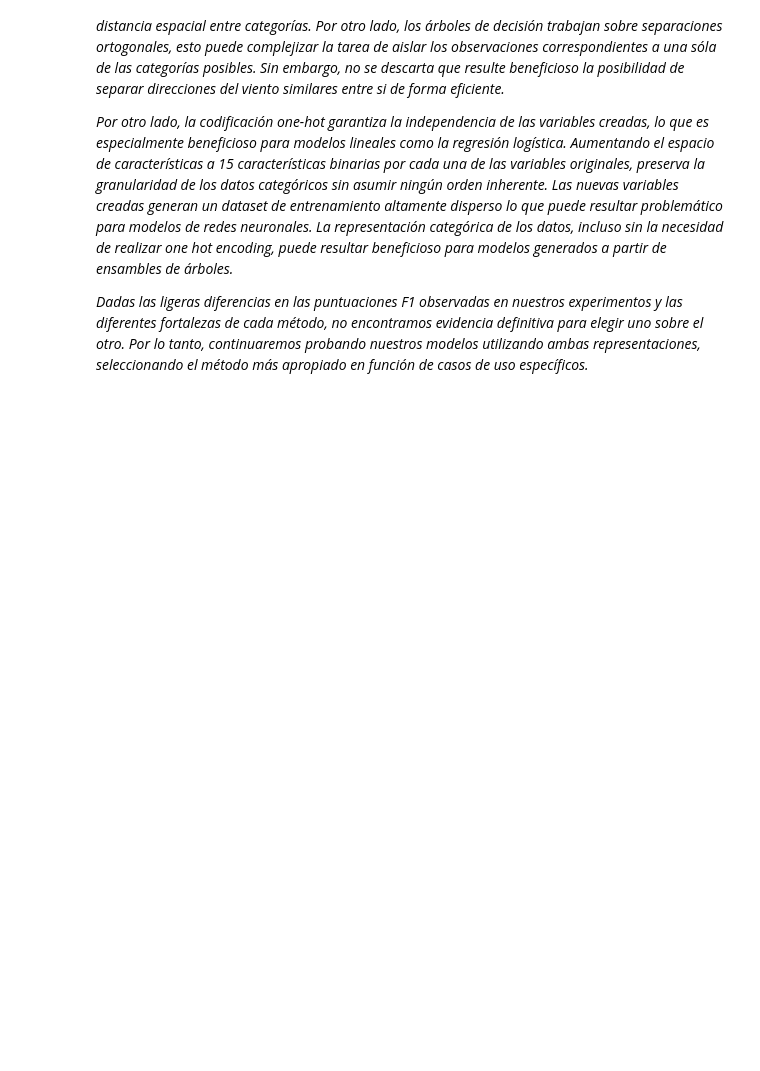
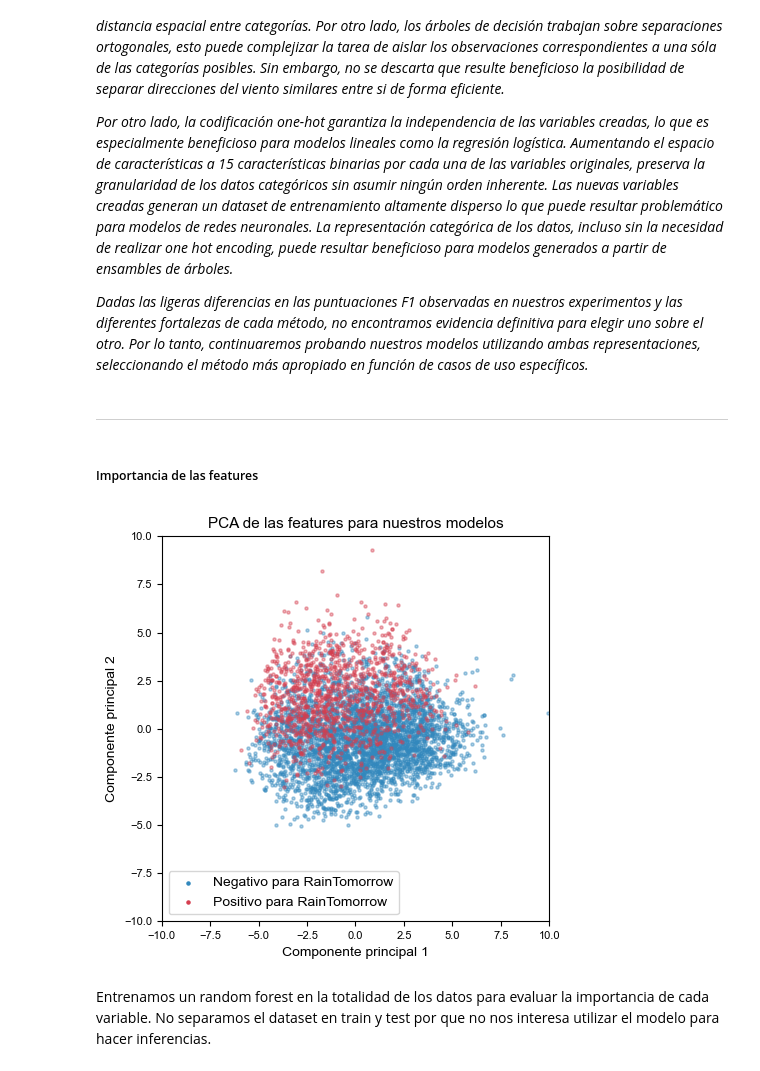
Before and after one commit to jcruz-ferreyra/aprMaqI_CEIA, a Jupyter notebook: TP/source/exploratory_analysis.ipynb, the cells around one changed output. Cells and saved outputs as stored; diff of their text form; code cells hidden in the pictures; blank space fills up the shorter version.

```diff
--- a/TP/source/exploratory_analysis.ipynb
+++ b/TP/source/exploratory_analysis.ipynb
@@ -797,3 +857,7 @@ _La codificación de coordenadas polares, con su representación compacta de sol
 _Por otro lado, la codificación one-hot garantiza la independencia de las variables creadas, lo que es especialmente beneficioso para modelos lineales como la regresión logística. Aumentando el espacio de características a 15 características binarias por cada una de las variables originales, preserva la granularidad de los datos categóricos sin asumir ningún orden inherente. Las nuevas variables creadas generan un dataset de entrenamiento altamente disperso lo que puede resultar problemático para modelos de redes neuronales. La representación categórica de los datos, incluso sin la necesidad de realizar one hot encoding, puede resultar beneficioso para modelos generados a partir de ensambles de árboles._
 
 _Dadas las ligeras diferencias en las puntuaciones F1 observadas en nuestros experimentos y las diferentes fortalezas de cada método, no encontramos evidencia definitiva para elegir uno sobre el otro. Por lo tanto, continuaremos probando nuestros modelos utilizando ambas representaciones, seleccionando el método más apropiado en función de casos de uso específicos._
+# %% [markdown]
+---
+# %% [markdown]
+##### Importancia de las features
@@ -799,0 +902,62 @@ _Dadas las ligeras diferencias en las puntuaciones F1 observadas en nuestros exp
+# %%
+# Plot training data in two dimensions to visualize if captured features relate to labels.
+scaler_manual = StandardScaler()
+X_scaled = scaler_manual.fit_transform(X)
+
+# Apply PCA for dimensionality reduction
+pca_manual = PCA(n_components=2, random_state=42)
+X_reduced = pca_manual.fit_transform(X_scaled)
+
+# Plot subsample
+subsample_size = 5000
+subsample_indices = random.sample(range(len(y)), subsample_size)
+
+X_subsample = X_reduced[subsample_indices]
+y_subsample = y[subsample_indices]
+
+plt.figure(figsize=(5, 5))
+
+plt.scatter(
+    X_subsample[y_subsample == 0, 0],
+    X_subsample[y_subsample == 0, 1],
+    c=spectral_palette[9],
+    label="Negativo para RainTomorrow",
+    s=5,
+    alpha=0.4,
+)
+
+plt.scatter(
+    X_subsample[y_subsample == 1, 0],
+    X_subsample[y_subsample == 1, 1],
+    c=spectral_palette[1],
+    label="Positivo para RainTomorrow",
+    s=5,
+    alpha=0.4
+)
+
+# Define the limits for the X and Y axes
+x_min, x_max = -10, 10  # Example limits for X axis
+y_min, y_max = -10, 10  # Example limits for Y axis
+
+# Rotate x-axis labels for better readability
+plt.xticks(fontname='Arial', fontsize=8)
+plt.yticks(fontname='Arial', fontsize=8)
+
+# Set the limits for the X and Y axes
+plt.xlim(x_min, x_max)
+plt.ylim(y_min, y_max)
+
+plt.xlabel('Componente principal 1', fontname='Arial')
+plt.ylabel('Componente principal 2', fontname='Arial')
+plt.title('PCA de las features para nuestros modelos',fontname='Arial', fontsize=11)
+
+# Set alpha=1 for the legend only
+legend = plt.legend(prop={'family': 'Arial', 'size': 10})
+for lh in legend.legend_handles:
+    lh.set_alpha(1)
+
+plt.show()
+# %% [output]
+[figure, added]
+# %% [markdown]
+Entrenamos un random forest en la totalidad de los datos para evaluar la importancia de cada variable. No separamos el dataset en train y test por que no nos interesa utilizar el modelo para hacer inferencias.
```
Also changed, not shown: parts of 7 cells of this notebook.
